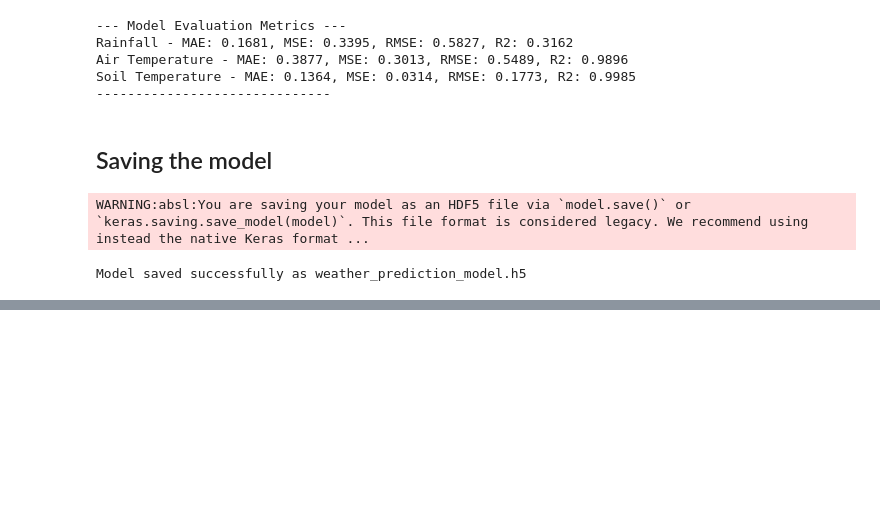
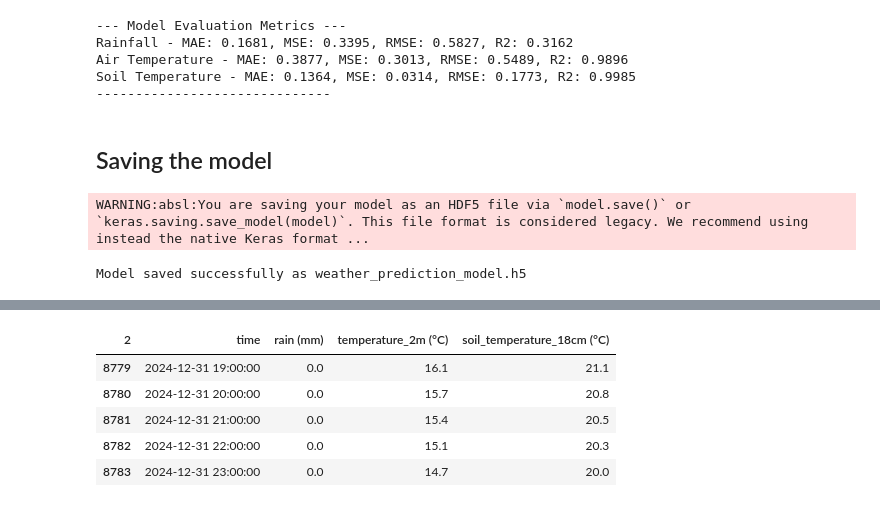
Before and after one commit to 2004Snehal/SIH_2025, a Jupyter notebook: ipynb_notebooks/weather_pred.ipynb, the cells around one changed output, grey strips where cells are left out. Saved outputs shown, nothing was run; the diff lists cells and outputs as text; code cells hidden in the pictures; blank space fills up the shorter version.

```diff
--- a/ipynb_notebooks/weather_pred.ipynb
+++ b/ipynb_notebooks/weather_pred.ipynb
@@ -166,0 +176,9 @@ Model saved successfully as weather_prediction_model.h5
+# %%
+df.tail()
+# %% [output]
+| 2 | time | rain (mm) | temperature_2m (°C) | soil_temperature_18cm (°C) |
+| 8779 | 2024-12-31 19:00:00 | 0.0 | 16.1 | 21.1 |
+| 8780 | 2024-12-31 20:00:00 | 0.0 | 15.7 | 20.8 |
+| 8781 | 2024-12-31 21:00:00 | 0.0 | 15.4 | 20.5 |
+| 8782 | 2024-12-31 22:00:00 | 0.0 | 15.1 | 20.3 |
+| 8783 | 2024-12-31 23:00:00 | 0.0 | 14.7 | 20.0 |
```
Also changed, not shown: parts of 1 cell of this notebook, 6 other files.
